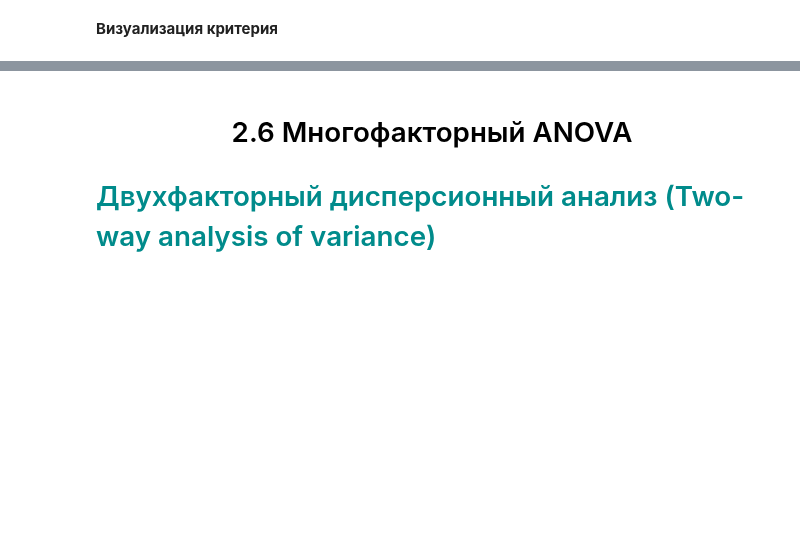
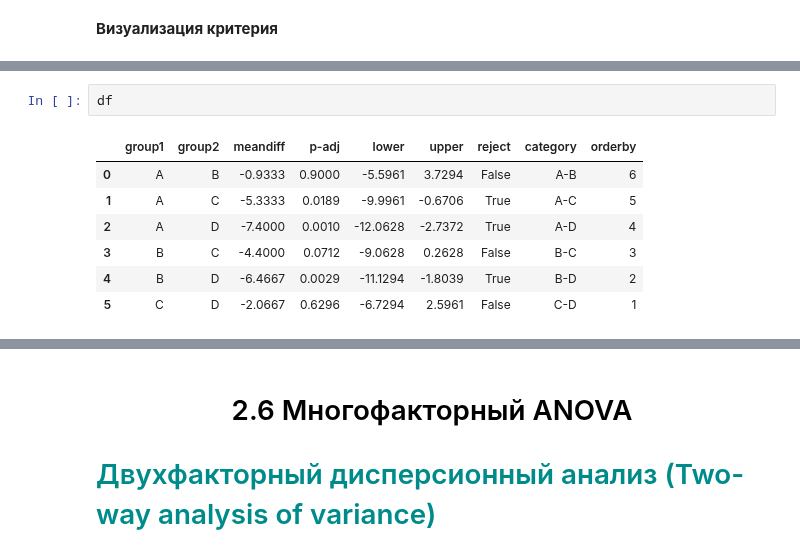
Before and after one commit to SciWake/Mathematics, a Jupyter notebook: Statistics_1_stepik/2_Comparison_of_averages.ipynb, the cells around one changed output, grey strips where cells are left out. Cells and saved outputs as stored; diff of their text form; blank space fills up the shorter version.

```diff
--- a/Statistics_1_stepik/2_Comparison_of_averages.ipynb
+++ b/Statistics_1_stepik/2_Comparison_of_averages.ipynb
@@ -763,0 +787,10 @@ print(tukey(data, 'Therapy', 'expr'))
+# %%
+df
+# %% [output]
+|  | group1 | group2 | meandiff | p-adj | lower | upper | reject | category | orderby |
+| 0 | A | B | -0.9333 | 0.9000 | -5.5961 | 3.7294 | False | A-B | 6 |
+| 1 | A | C | -5.3333 | 0.0189 | -9.9961 | -0.6706 | True | A-C | 5 |
+| 2 | A | D | -7.4000 | 0.0010 | -12.0628 | -2.7372 | True | A-D | 4 |
+| 3 | B | C | -4.4000 | 0.0712 | -9.0628 | 0.2628 | False | B-C | 3 |
+| 4 | B | D | -6.4667 | 0.0029 | -11.1294 | -1.8039 | True | B-D | 2 |
+| 5 | C | D | -2.0667 | 0.6296 | -6.7294 | 2.5961 | False | C-D | 1 |
```
Also changed, not shown: parts of 4 cells of this notebook.
